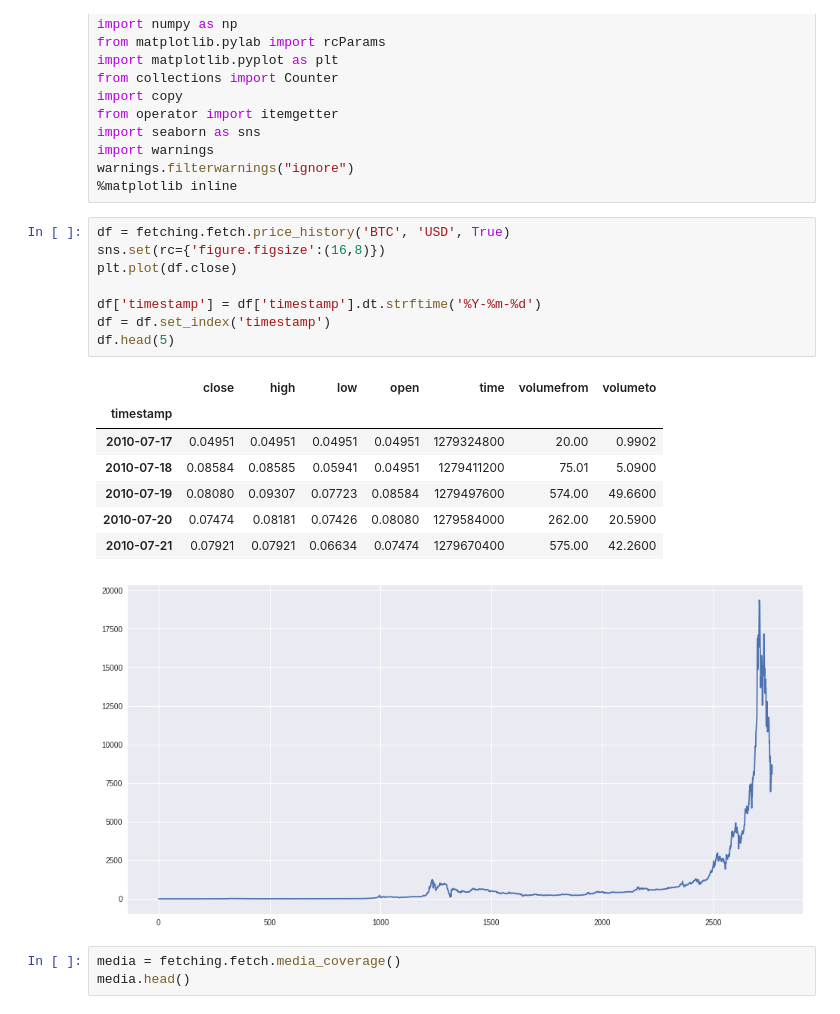
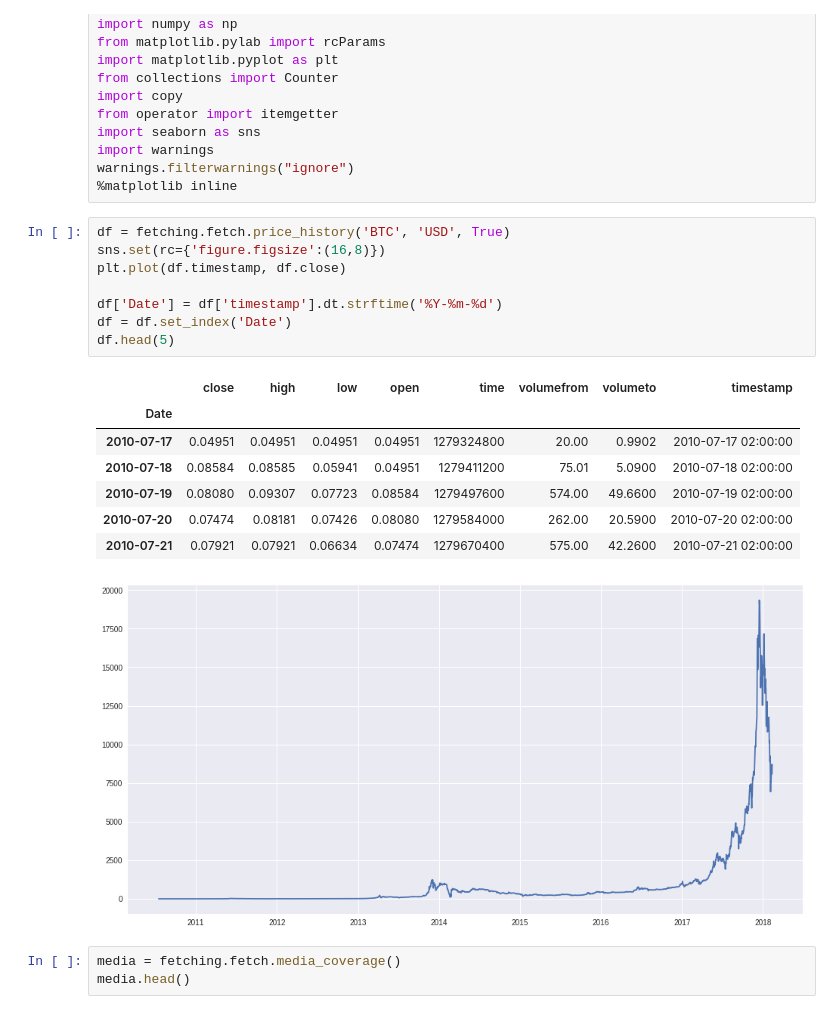
Before and after one commit to machineLearningCryptos/cryptoForecasting, a Jupyter notebook: crypto_forecasting.ipynb, the cells around one changed output. Saved outputs shown, nothing was run; the diff lists cells and outputs as text.

```diff
--- a/crypto_forecasting.ipynb
+++ b/crypto_forecasting.ipynb
@@ -16,20 +16,20 @@ warnings.filterwarnings("ignore")
 # %%
 df = fetching.fetch.price_history('BTC', 'USD', True)
 sns.set(rc={'figure.figsize':(16,8)})
-plt.plot(df.close)
+plt.plot(df.timestamp, df.close)
 
-df['timestamp'] = df['timestamp'].dt.strftime('%Y-%m-%d')
-df = df.set_index('timestamp')
+df['Date'] = df['timestamp'].dt.strftime('%Y-%m-%d')
+df = df.set_index('Date')
 df.head(5)
 # %% [output]
-|  | close | high | low | open | time | volumefrom | volumeto |
-| timestamp |  |  |  |  |  |  |  |
-| 2010-07-17 | 0.04951 | 0.04951 | 0.04951 | 0.04951 | 1279324800 | 20.00 | 0.9902 |
-| 2010-07-18 | 0.08584 | 0.08585 | 0.05941 | 0.04951 | 1279411200 | 75.01 | 5.0900 |
-| 2010-07-19 | 0.08080 | 0.09307 | 0.07723 | 0.08584 | 1279497600 | 574.00 | 49.6600 |
-| 2010-07-20 | 0.07474 | 0.08181 | 0.07426 | 0.08080 | 1279584000 | 262.00 | 20.5900 |
-| 2010-07-21 | 0.07921 | 0.07921 | 0.06634 | 0.07474 | 1279670400 | 575.00 | 42.2600 |
+|  | close | high | low | open | time | volumefrom | volumeto | timestamp |
+| Date |  |  |  |  |  |  |  |  |
+| 2010-07-17 | 0.04951 | 0.04951 | 0.04951 | 0.04951 | 1279324800 | 20.00 | 0.9902 | 2010-07-17 02:00:00 |
+| 2010-07-18 | 0.08584 | 0.08585 | 0.05941 | 0.04951 | 1279411200 | 75.01 | 5.0900 | 2010-07-18 02:00:00 |
+| 2010-07-19 | 0.08080 | 0.09307 | 0.07723 | 0.08584 | 1279497600 | 574.00 | 49.6600 | 2010-07-19 02:00:00 |
+| 2010-07-20 | 0.07474 | 0.08181 | 0.07426 | 0.08080 | 1279584000 | 262.00 | 20.5900 | 2010-07-20 02:00:00 |
+| 2010-07-21 | 0.07921 | 0.07921 | 0.06634 | 0.07474 | 1279670400 | 575.00 | 42.2600 | 2010-07-21 02:00:00 |
-[figure, old version]
+[figure, new version]
 # %%
 media = fetching.fetch.media_coverage()
 media.head()
```
Also changed, not shown: parts of 6 cells of this notebook.
